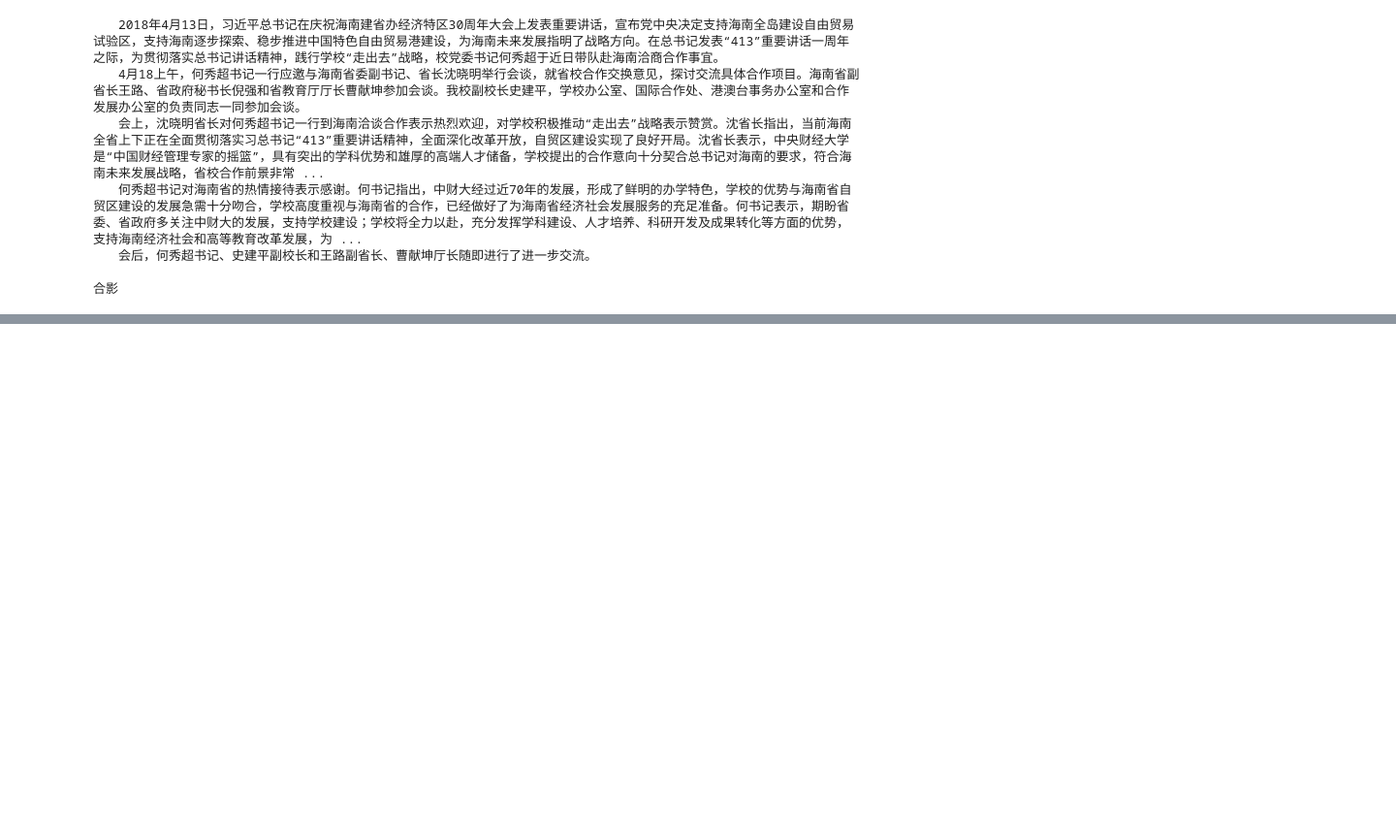
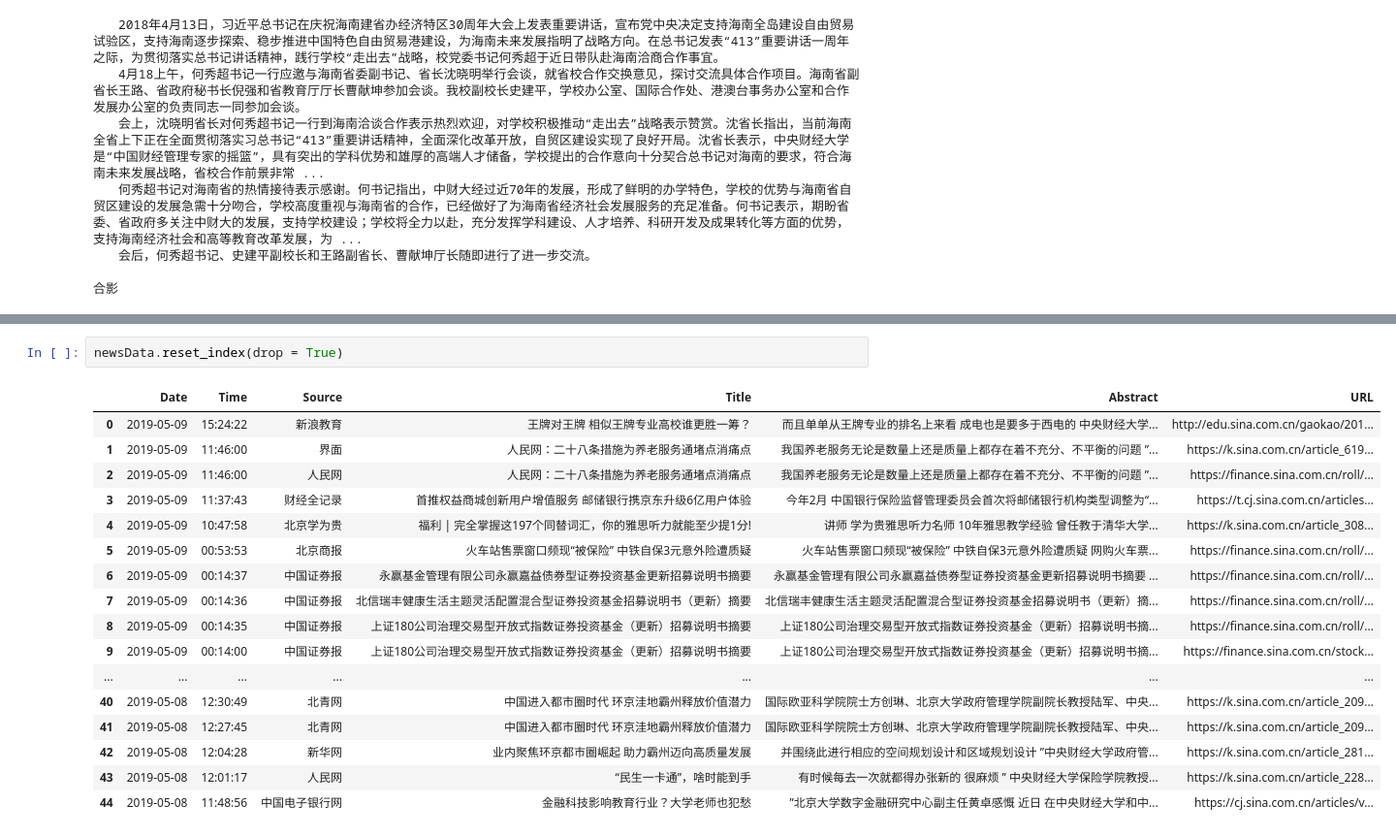
Before and after one commit to Cloudy55/Stat_PPT, a Jupyter notebook: Python/Web-Scraping-with-Python/Web-Scraping-with-Python.ipynb, the cells around one changed output, grey strips where cells are left out. Shown: that part at 97% size. Drawn from its saved outputs; the diff is of its cells as text; blank space fills up the shorter version.

```diff
--- a/Python/Web-Scraping-with-Python/Web-Scraping-with-Python.ipynb
+++ b/Python/Web-Scraping-with-Python/Web-Scraping-with-Python.ipynb
@@ -91,0 +175,20 @@ newsData.reset_index(drop = True)
+# %%
+newsData.reset_index(drop = True)
+# %% [output]
+|  | Date | Time | Source | Title | Abstract | URL |
+| 0 | 2019-05-09 | 15:24:22 | 新浪教育 | 王牌对王牌 相似王牌专业高校谁更胜一筹？ | 而且单单从王牌专业的排名上来看 成电也是要多于西电的 中央财经大学... | http://edu.sina.com.cn/gaokao/201... |
+| 1 | 2019-05-09 | 11:46:00 | 界面 | 人民网：二十八条措施为养老服务通堵点消痛点 | 我国养老服务无论是数量上还是质量上都存在着不充分、不平衡的问题 ”... | https://k.sina.com.cn/article_619... |
+| 2 | 2019-05-09 | 11:46:00 | 人民网 | 人民网：二十八条措施为养老服务通堵点消痛点 | 我国养老服务无论是数量上还是质量上都存在着不充分、不平衡的问题 ”... | https://finance.sina.com.cn/roll/... |
+| 3 | 2019-05-09 | 11:37:43 | 财经全记录 | 首推权益商城创新用户增值服务 邮储银行携京东升级6亿用户体验 | 今年2月 中国银行保险监督管理委员会首次将邮储银行机构类型调整为“... | https://t.cj.sina.com.cn/articles... |
+| 4 | 2019-05-09 | 10:47:58 | 北京学为贵 | 福利 | 完全掌握这197个同替词汇，你的雅思听力就能至少提1分! | 讲师 学为贵雅思听力名师 10年雅思教学经验 曾任教于清华大学... | https://k.sina.com.cn/article_308... |
+| 5 | 2019-05-09 | 00:53:53 | 北京商报 | 火车站售票窗口频现“被保险” 中铁自保3元意外险遭质疑 | 火车站售票窗口频现“被保险” 中铁自保3元意外险遭质疑 网购火车票... | https://finance.sina.com.cn/roll/... |
+| 6 | 2019-05-09 | 00:14:37 | 中国证券报 | 永赢基金管理有限公司永赢嘉益债券型证券投资基金更新招募说明书摘要 | 永赢基金管理有限公司永赢嘉益债券型证券投资基金更新招募说明书摘要 ... | https://finance.sina.com.cn/roll/... |
+| 7 | 2019-05-09 | 00:14:36 | 中国证券报 | 北信瑞丰健康生活主题灵活配置混合型证券投资基金招募说明书（更新）摘要 | 北信瑞丰健康生活主题灵活配置混合型证券投资基金招募说明书（更新）摘... | https://finance.sina.com.cn/roll/... |
+| 8 | 2019-05-09 | 00:14:35 | 中国证券报 | 上证180公司治理交易型开放式指数证券投资基金（更新）招募说明书摘要 | 上证180公司治理交易型开放式指数证券投资基金（更新）招募说明书摘... | https://finance.sina.com.cn/roll/... |
+| 9 | 2019-05-09 | 00:14:00 | 中国证券报 | 上证180公司治理交易型开放式指数证券投资基金（更新）招募说明书摘要 | 上证180公司治理交易型开放式指数证券投资基金（更新）招募说明书摘... | https://finance.sina.com.cn/stock... |
+| ... | ... | ... | ... | ... | ... | ... |
+| 40 | 2019-05-08 | 12:30:49 | 北青网 | 中国进入都市圈时代 环京洼地霸州释放价值潜力 | 国际欧亚科学院院士方创琳、北京大学政府管理学院副院长教授陆军、中央... | https://k.sina.com.cn/article_209... |
+| 41 | 2019-05-08 | 12:27:45 | 北青网 | 中国进入都市圈时代 环京洼地霸州释放价值潜力 | 国际欧亚科学院院士方创琳、北京大学政府管理学院副院长教授陆军、中央... | https://k.sina.com.cn/article_209... |
+| 42 | 2019-05-08 | 12:04:28 | 新华网 | 业内聚焦环京都市圈崛起 助力霸州迈向高质量发展 | 并围绕此进行相应的空间规划设计和区域规划设计 ”中央财经大学政府管... | https://k.sina.com.cn/article_281... |
+| 43 | 2019-05-08 | 12:01:17 | 人民网 | “民生一卡通”，啥时能到手 | 有时候每去一次就都得办张新的 很麻烦 ” 中央财经大学保险学院教授... | https://k.sina.com.cn/article_228... |
+| 44 | 2019-05-08 | 11:48:56 | 中国电子银行网 | 金融科技影响教育行业？大学老师也犯愁 | ”北京大学数字金融研究中心副主任黄卓感慨 近日 在中央财经大学和中... | https://cj.sina.com.cn/articles/v... |
```
Also changed, not shown: parts of 7 cells of this notebook.
